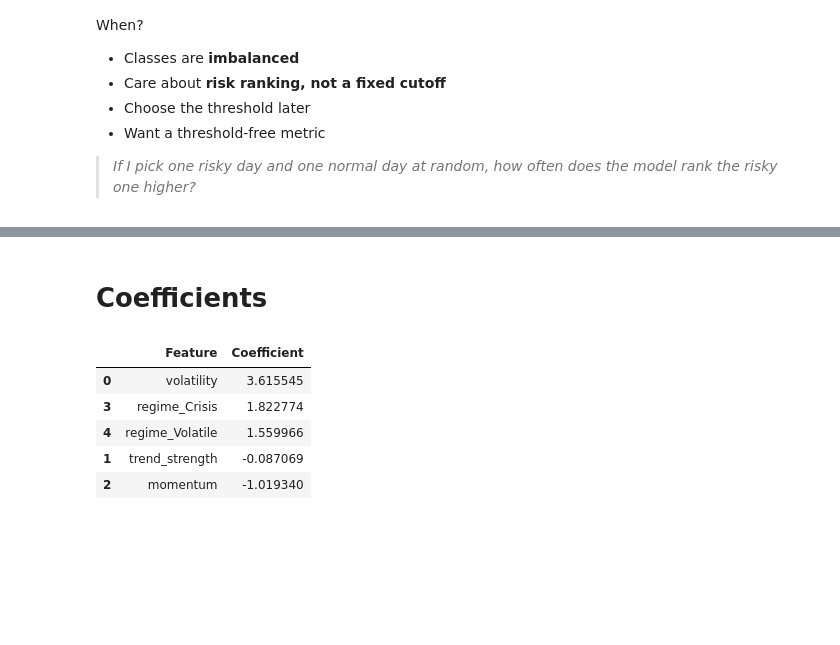
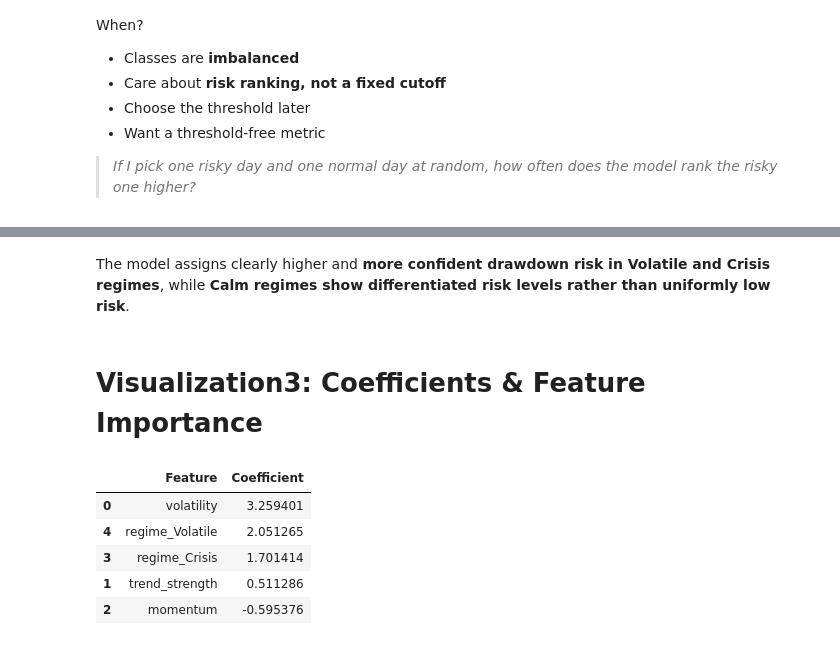
Before and after one commit to archangel2006/MSIS, a Jupyter notebook: msis/ml_models/drawdown_risk_predictor.ipynb, the cells around one changed output, grey strips where cells are left out. Cells and saved outputs as stored; diff of their text form; code cells hidden in the pictures; blank space fills up the shorter version.

```diff
--- a/msis/ml_models/drawdown_risk_predictor.ipynb
+++ b/msis/ml_models/drawdown_risk_predictor.ipynb
@@ -215,9 +215,9 @@ dtype: int64
 # %%
 df['future_drawdown'] = df['drawdown'].shift(-1)
 
-df['drawdown_risk'] = (df['future_drawdown'] < -0.02).astype(int)
+df['drawdown_risk'] = (df['future_drawdown'] < -0.05).astype(int)
 
-# A −2% drawdown threshold is used to capture early stress rather than extreme crisis events.
+# A −5% drawdown threshold is used to capture early stress rather than extreme crisis events.
 # %%
 df.columns
 # %% [output]
@@ -367,23 +414,24 @@ When?
+# %% [markdown]
+The model assigns clearly higher and **more confident drawdown risk in Volatile and Crisis regimes**, while **Calm regimes show differentiated risk levels rather than uniformly low risk**.
 # %% [markdown]
-# **Coefficients**
+# **Visualization3: Coefficients & Feature Importance**
 # %%
-feature_names = (
-    num_features +
+feature_names = (num_features +
     list(model.named_steps['prep']
          .named_transformers_['cat']
          .get_feature_names_out(cat_features))
 )
 
 coefficients = pd.DataFrame({
     "Feature": feature_names,
     "Coefficient": model.named_steps['clf'].coef_[0]
 }).sort_values(by="Coefficient", ascending=False)
 
 coefficients
 # %% [output]
 |  | Feature | Coefficient |
-| 0 | volatility | 3.615545 |
-| 3 | regime_Crisis | 1.822774 |
-| 4 | regime_Volatile | 1.559966 |
-| 1 | trend_strength | -0.087069 |
-| 2 | momentum | -1.019340 |
+| 0 | volatility | 3.259401 |
+| 4 | regime_Volatile | 2.051265 |
+| 3 | regime_Crisis | 1.701414 |
+| 1 | trend_strength | 0.511286 |
+| 2 | momentum | -0.595376 |
```
Also changed, not shown: parts of 47 cells of this notebook.
